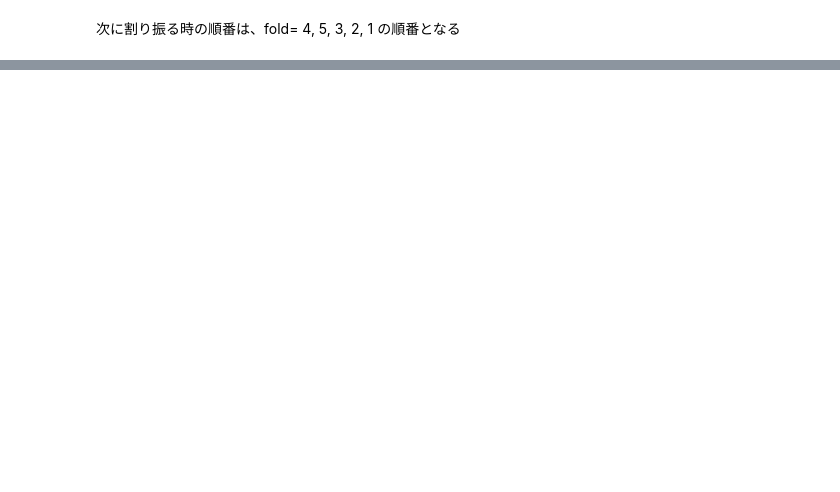
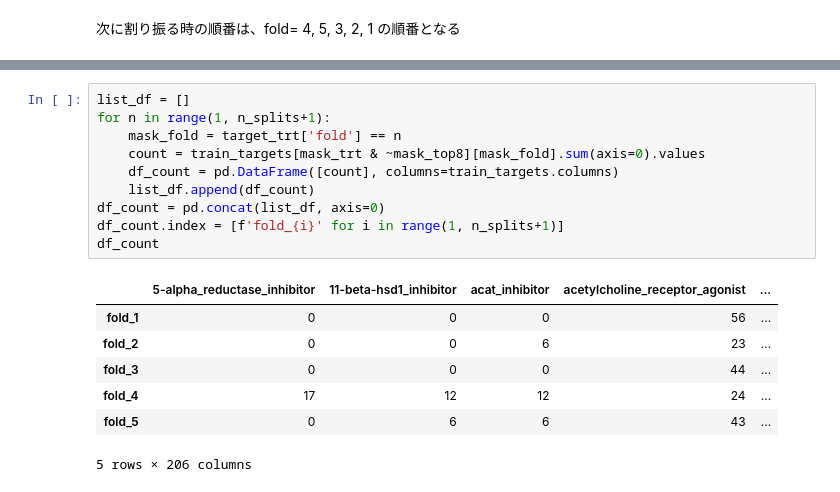
Before and after one commit to fkubota/kaggle-Mechanisms-of-Action-MoA-Prediction, a Jupyter notebook: nb/020_analysis_validation.ipynb, the cells around one changed output, grey strips where cells are left out. Drawn from its saved outputs; the diff is of its cells as text; blank space fills up the shorter version.

```diff
--- a/nb/020_analysis_validation.ipynb
+++ b/nb/020_analysis_validation.ipynb
@@ -749,0 +849,18 @@ Name: fold, dtype: int64
+# %%
+list_df = []
+for n in range(1, n_splits+1):
+    mask_fold = target_trt['fold'] == n
+    count = train_targets[mask_trt & ~mask_top8][mask_fold].sum(axis=0).values
+    df_count = pd.DataFrame([count], columns=train_targets.columns)
+    list_df.append(df_count)
+df_count = pd.concat(list_df, axis=0)
+df_count.index = [f'fold_{i}' for i in range(1, n_splits+1)]
+df_count
+# %% [output]
+|  | 5-alpha_reductase_inhibitor | 11-beta-hsd1_inhibitor | acat_inhibitor | acetylcholine_receptor_agonist | ... |
+| fold_1 | 0 | 0 | 0 | 56 | ... |
+| fold_2 | 0 | 0 | 6 | 23 | ... |
+| fold_3 | 0 | 0 | 0 | 44 | ... |
+| fold_4 | 17 | 12 | 12 | 24 | ... |
+| fold_5 | 0 | 6 | 6 | 43 | ... |
+5 rows × 206 columns
```
Also changed, not shown: parts of 25 cells of this notebook.
